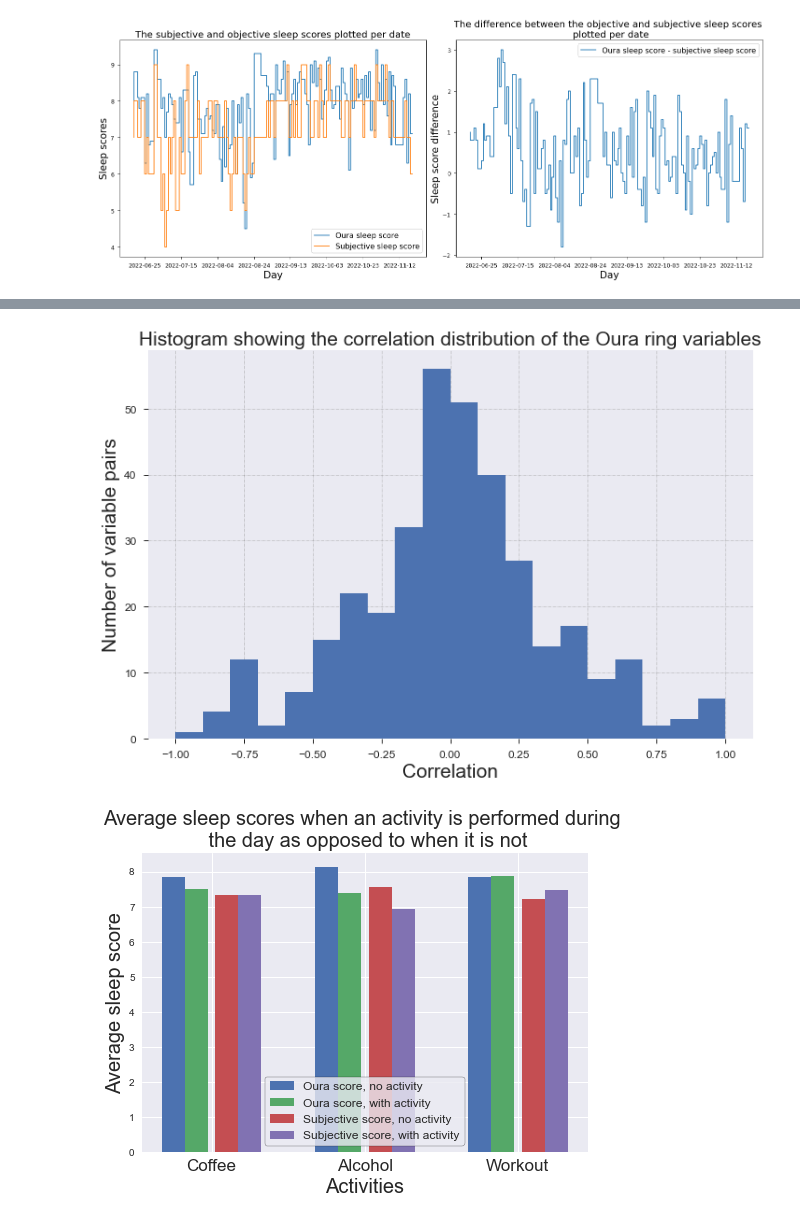
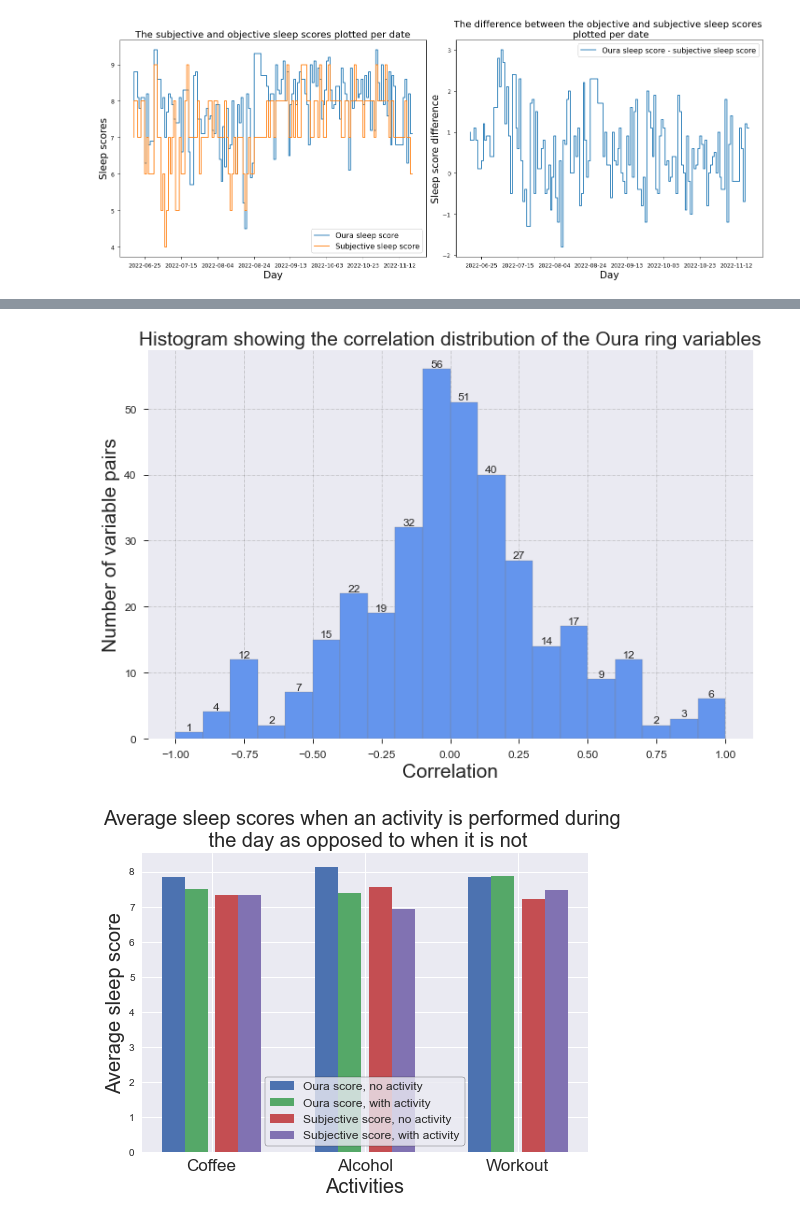
Before and after one commit to thalianajjar/internship_code, a Jupyter notebook: data_visualization.ipynb, the cells around one changed output, grey strips where cells are left out. Saved outputs shown, nothing was run; the diff lists cells and outputs as text; code cells hidden in the pictures.

```diff
--- a/data_visualization.ipynb
+++ b/data_visualization.ipynb
@@ -94,39 +99,36 @@ non_zero = correlations[np.nonzero(tri)]
+# %%
+# Convert pandas dataframe to numpy array
+correlations = correlations.to_numpy()
+# Remove the diagonal formed of 1s only (correlation between the same variable)
+correlations = correlations[~np.eye(correlations.shape[0],dtype=bool)].reshape(correlations.shape[0],-1)
+# Transform the matrix to a lower-triangular matrix so that every correlation value is expressed once
+tri = np.tril(correlations, -1)
+# Get all non-zero elements from the triangular matrix
+non_zero = tri[np.nonzero(tri)]
 # %%
+# Plot the correlation values of the heat map in a histogram
 n_bins = [-1, -0.9, -0.8, -0.7, -0.6, -0.5, -0.4, -0.3, -0.2, -0.1, 0, 0.1, 0.2, 0.3, 0.4, 0.5, 0.6, 0.7, 0.8, 0.9, 1]
 
-# Creating histogram
 fig, axs = plt.subplots(1, 1, figsize =(10, 7), tight_layout = True)
 plt.style.use("seaborn")
-
 # Remove axes splines
 for s in ['top', 'bottom', 'left', 'right']:
     axs.spines[s].set_visible(False)
 
 axs.tick_params(axis='both', which='major', size=5, labelsize=12)
-
-# Add x, y gridlines
 axs.grid(visible = True, color ='grey', linestyle ='-.', linewidth = 0.5, alpha = 0.6)
 
-# Creating histogram
-N, bins, patches = axs.hist(non_zero, bins = n_bins)
+# Creating the histogram
+N, bins, patches = axs.hist(non_zero, color = "cornflowerblue", ec="gray", bins = n_bins)
 
-# Setting color
-fracs = ((N**(1 / 5)) / N.max())
-norm = colors.Normalize(fracs.min(), fracs.max())
-
-for thisfrac, thispatch in zip(fracs, patches):
-    color = plt.cm.viridis(norm(thisfrac))
-
-# Adding extra features
-# X_axis = np.arange(len(n_bins))
-# axs.set_xticks(X_axis, n_bins, fontsize=17)
+axs.bar_label(patches, fontsize=12)
 axs.set_xlabel("Correlation", fontsize=21)
 axs.set_ylabel("Number of variable pairs", fontsize=21)
 axs.set_title('Histogram showing the correlation distribution of the Oura ring variables', fontsize=21)
 
 plt.show()
 # %% [output]
-[figure, old version]
+[figure, new version]
 # %%
 # Function that returns the average of an integer list
 def average(lst):
```
Also changed, not shown: parts of 3 cells of this notebook.
